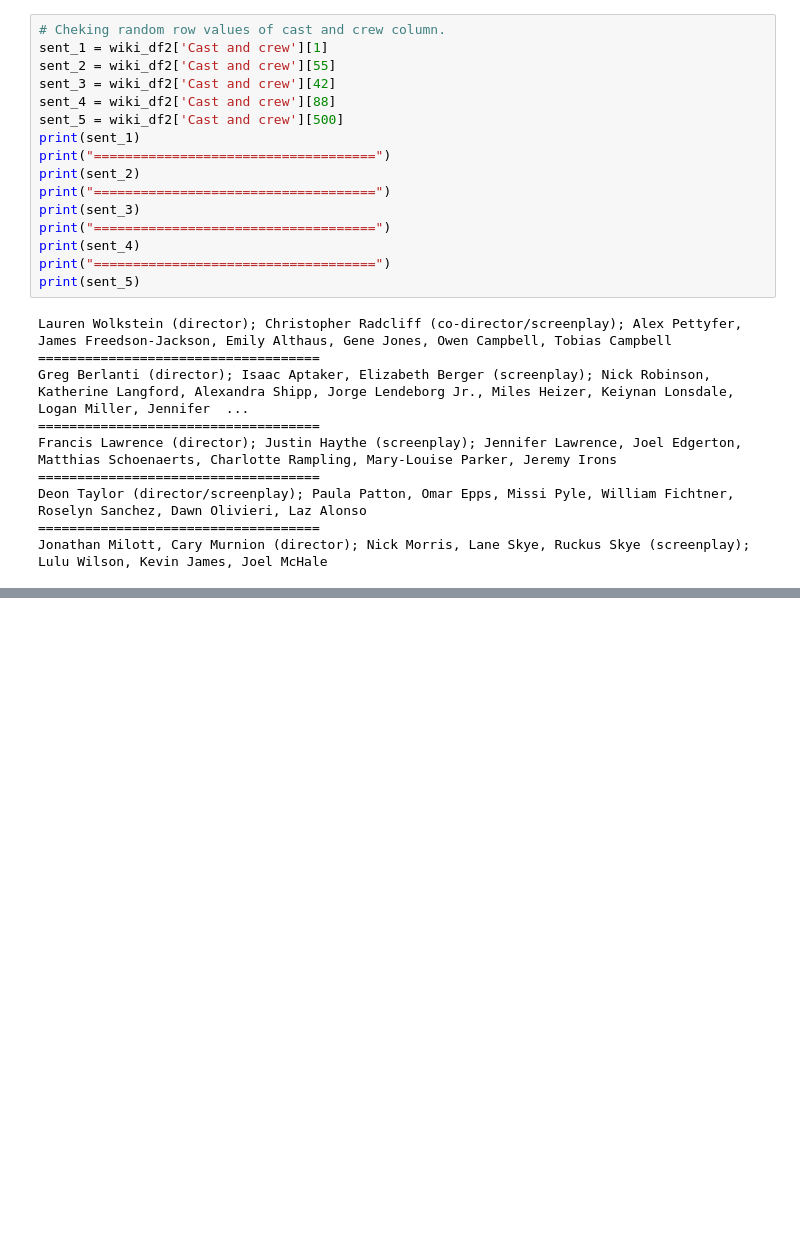
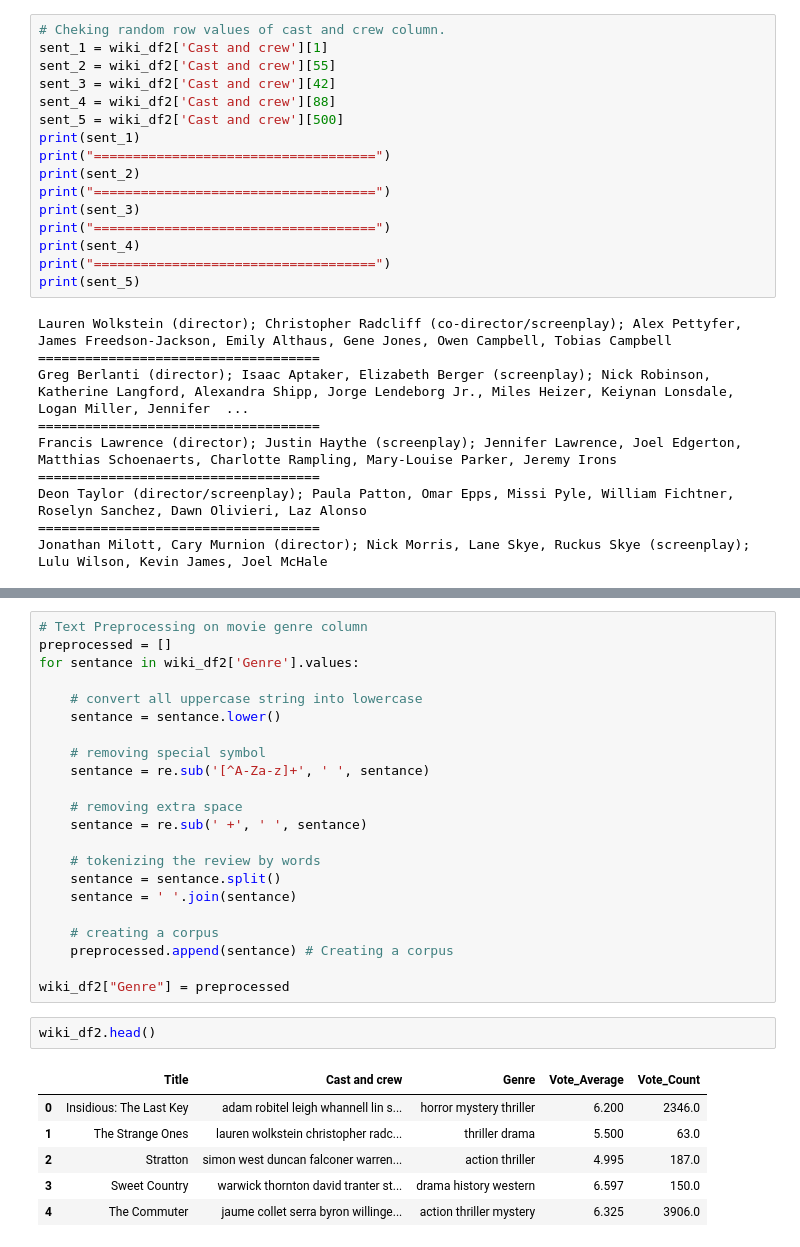
Before and after one commit to buriihenry/Movie-Recommender-system, a Jupyter notebook: Movie Recommender .ipynb, the cells around one changed output, grey strips where cells are left out. Cells and saved outputs as stored; diff of their text form; blank space fills up the shorter version.

```diff
--- a/Movie Recommender .ipynb
+++ b/Movie Recommender .ipynb
@@ -268,0 +340,31 @@ Jonathan Milott, Cary Murnion (director); Nick Morris, Lane Skye, Ruckus Skye (s
+# %%
+# Text Preprocessing on movie genre column
+preprocessed = []
+for sentance in wiki_df2['Genre'].values:
+
+    # convert all uppercase string into lowercase
+    sentance = sentance.lower()
+
+    # removing special symbol
+    sentance = re.sub('[^A-Za-z]+', ' ', sentance)
+
+    # removing extra space
+    sentance = re.sub(' +', ' ', sentance)
+
+    # tokenizing the review by words
+    sentance = sentance.split()
+    sentance = ' '.join(sentance)
+
+    # creating a corpus
+    preprocessed.append(sentance) # Creating a corpus
+
+wiki_df2["Genre"] = preprocessed
+# %%
+wiki_df2.head()
+# %% [output]
+|  | Title | Cast and crew | Genre | Vote_Average | Vote_Count |
+| 0 | Insidious: The Last Key | adam robitel leigh whannell lin s... | horror mystery thriller | 6.200 | 2346.0 |
+| 1 | The Strange Ones | lauren wolkstein christopher radc... | thriller drama | 5.500 | 63.0 |
+| 2 | Stratton | simon west duncan falconer warren... | action thriller | 4.995 | 187.0 |
+| 3 | Sweet Country | warwick thornton david tranter st... | drama history western | 6.597 | 150.0 |
+| 4 | The Commuter | jaume collet serra byron willinge... | action thriller mystery | 6.325 | 3906.0 |
```
Also changed, not shown: parts of 18 cells of this notebook.
